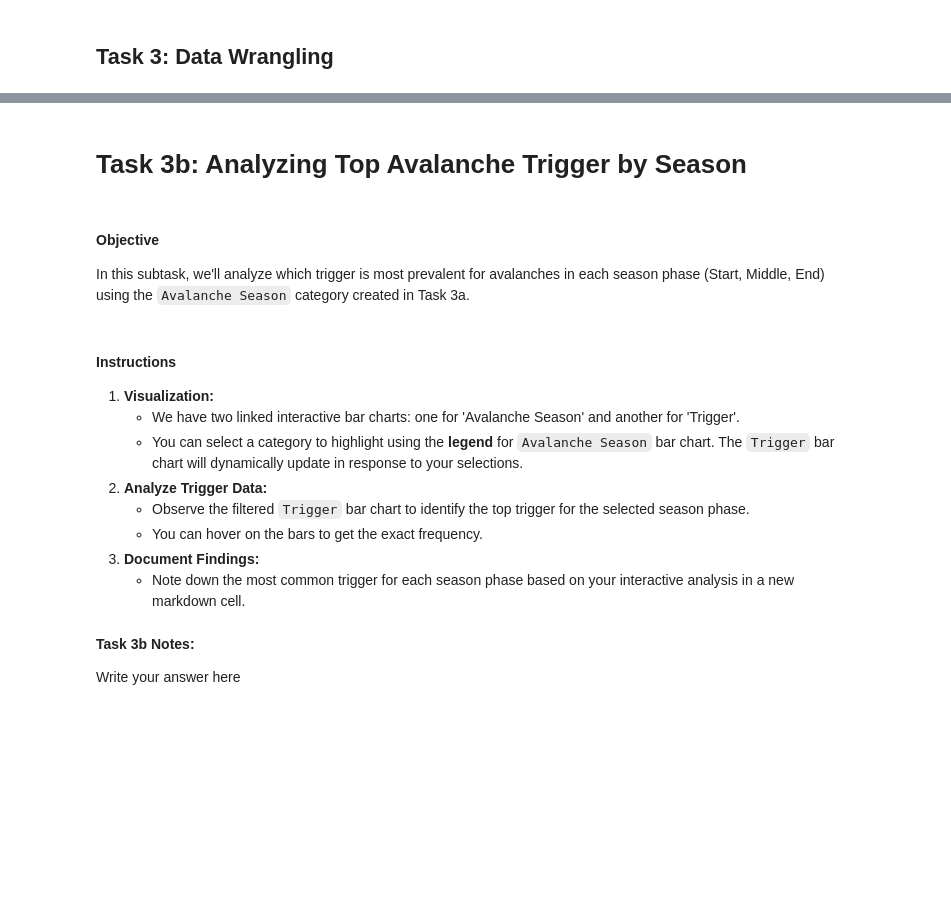
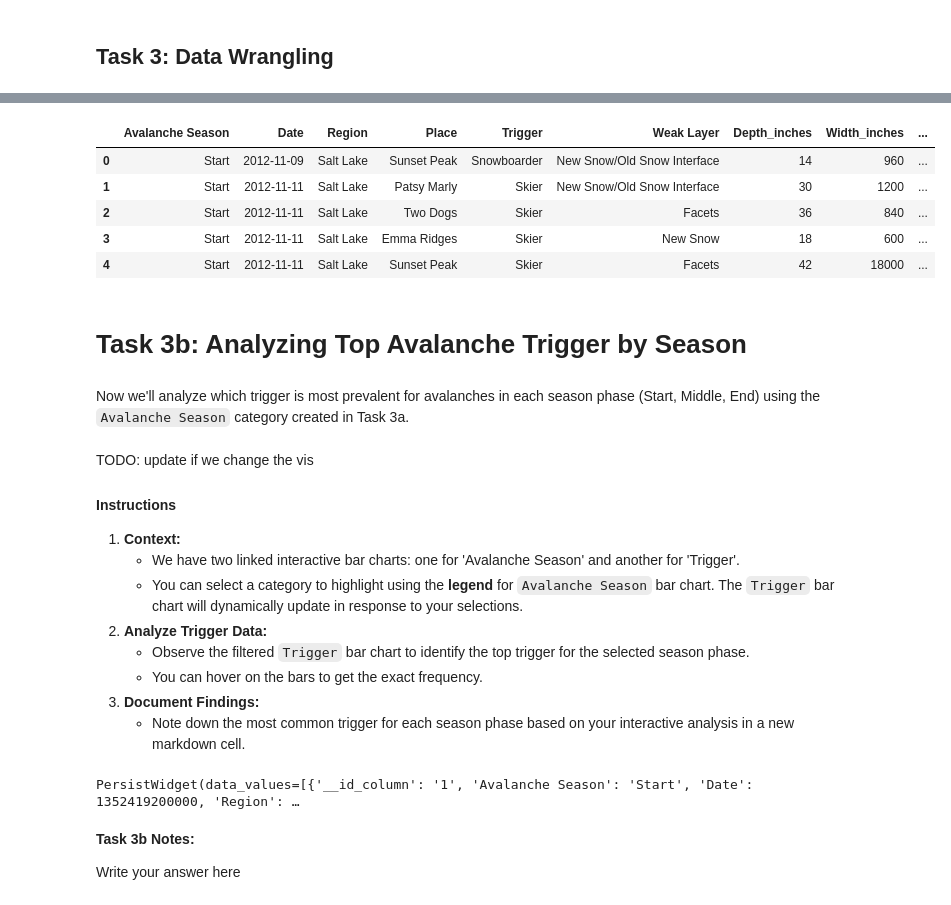
Before and after one commit to visdesignlab/persist_examples, a Jupyter notebook: Study Data I - Avalanches in Utah/PERSIST_avalanche_tasks.ipynb, the cells around one changed output, grey strips where cells are left out. Drawn from its saved outputs; the diff is of its cells as text; code cells hidden in the pictures; blank space fills up the shorter version.

```diff
--- a/Study Data I - Avalanches in Utah/PERSIST_avalanche_tasks.ipynb
+++ b/Study Data I - Avalanches in Utah/PERSIST_avalanche_tasks.ipynb
@@ -270,11 +308,22 @@ PR.PersistChart(chart, data=df_task_2b)
+# %%
+df_task_3a = persist_df_2
+df_task_3a.head()
+# %% [output]
+|  | Avalanche Season | Date | Region | Place | Trigger | Weak Layer | Depth_inches | Width_inches | ... |
+| 0 | Start | 2012-11-09 | Salt Lake | Sunset Peak | Snowboarder | New Snow/Old Snow Interface | 14 | 960 | ... |
+| 1 | Start | 2012-11-11 | Salt Lake | Patsy Marly | Skier | New Snow/Old Snow Interface | 30 | 1200 | ... |
+| 2 | Start | 2012-11-11 | Salt Lake | Two Dogs | Skier | Facets | 36 | 840 | ... |
+| 3 | Start | 2012-11-11 | Salt Lake | Emma Ridges | Skier | New Snow | 18 | 600 | ... |
+| 4 | Start | 2012-11-11 | Salt Lake | Sunset Peak | Skier | Facets | 42 | 18000 | ... |
 # %% [markdown]
 # **Task 3b: Analyzing Top Avalanche Trigger by Season**
 # %% [markdown]
-#### **Objective**
-In this subtask, we'll analyze which trigger is most prevalent for avalanches in each season phase (Start, Middle, End) using the `Avalanche Season` category created in Task 3a.
+Now we'll analyze which trigger is most prevalent for avalanches in each season phase (Start, Middle, End) using the `Avalanche Season` category created in Task 3a.
 # %% [markdown]
+TODO: update if we change the vis
+
 #### **Instructions**
-1. **Visualization:**
+1. **Context:**
     - We have two linked interactive bar charts: one for 'Avalanche Season' and another for 'Trigger'.
     - You can select a category to highlight using the **legend** for `Avalanche Season` bar chart. The `Trigger` bar chart will dynamically update in response to your selections.
 2. **Analyze Trigger Data:**
@@ -283,6 +332,9 @@ In this subtask, we'll analyze which trigger is most prevalent for avalanches in
 3. **Document Findings:**
     - Note down the most common trigger for each season phase based on your interactive analysis in a new markdown cell.
 # %%
+# TODO Change this so that it’s only one stacked bar chart showing the triggers with the season categories stacked
+# clicking the legend (which shows the season) filters it to the selected categories, so you can read the absolute value easily
+
 selection = alt.selection_point(name="selector", fields=["Avalanche Season"], bind="legend")
 base = alt.Chart(df_task_3a)
 
@@ -311,6 +363,8 @@ chart = chart.resolve_scale(
 )
 
 PR.PersistChart(chart)
+# %% [output]
+PersistWidget(data_values=[{'__id_column': '1', 'Avalanche Season': 'Start', 'Date': 1352419200000, 'Region': …
 # %% [markdown]
 **Task 3b Notes:**
 
```
Also changed, not shown: parts of 31 cells of this notebook.
